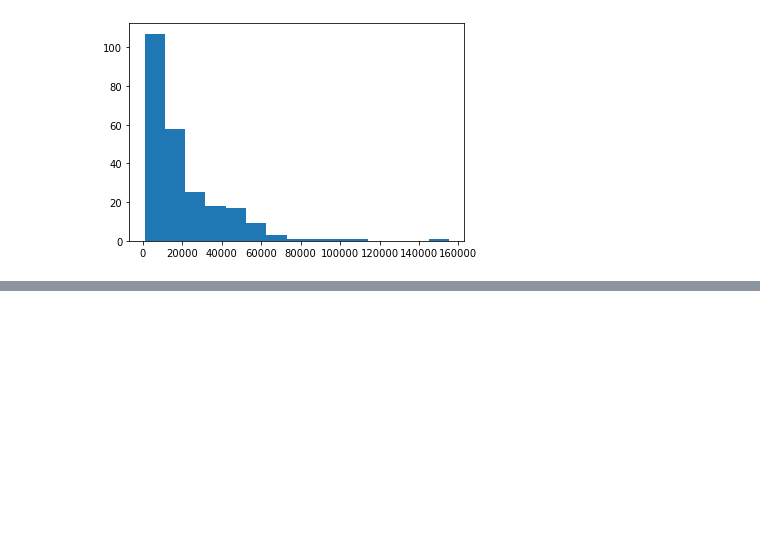
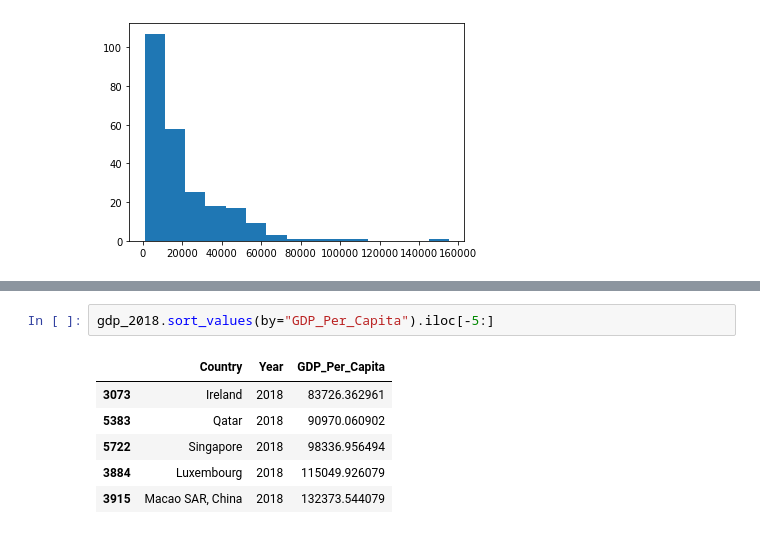
Before and after one commit to nss-data-science-cohort-7/un-exploration-sourish33, a Jupyter notebook: notebooks/UN_Data_Exploration.ipynb, the cells around one changed output, grey strips where cells are left out. Drawn from its saved outputs; the diff is of its cells as text; blank space fills up the shorter version.

```diff
--- a/notebooks/UN_Data_Exploration.ipynb
+++ b/notebooks/UN_Data_Exploration.ipynb
@@ -158,0 +171,9 @@ plt.show()
+# %%
+gdp_2018.sort_values(by="GDP_Per_Capita").iloc[-5:]
+# %% [output]
+|  | Country | Year | GDP_Per_Capita |
+| 3073 | Ireland | 2018 | 83726.362961 |
+| 5383 | Qatar | 2018 | 90970.060902 |
+| 5722 | Singapore | 2018 | 98336.956494 |
+| 3884 | Luxembourg | 2018 | 115049.926079 |
+| 3915 | Macao SAR, China | 2018 | 132373.544079 |
```
Also changed, not shown: parts of 13 cells of this notebook.
